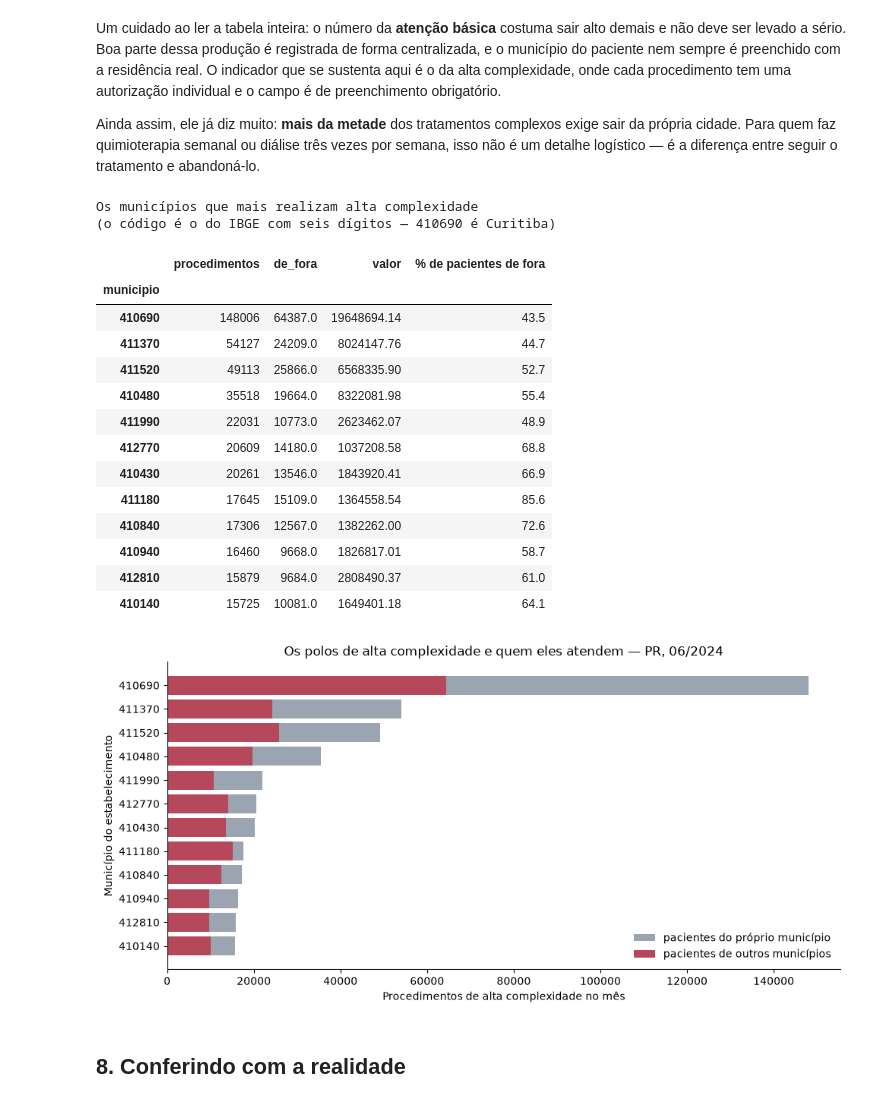
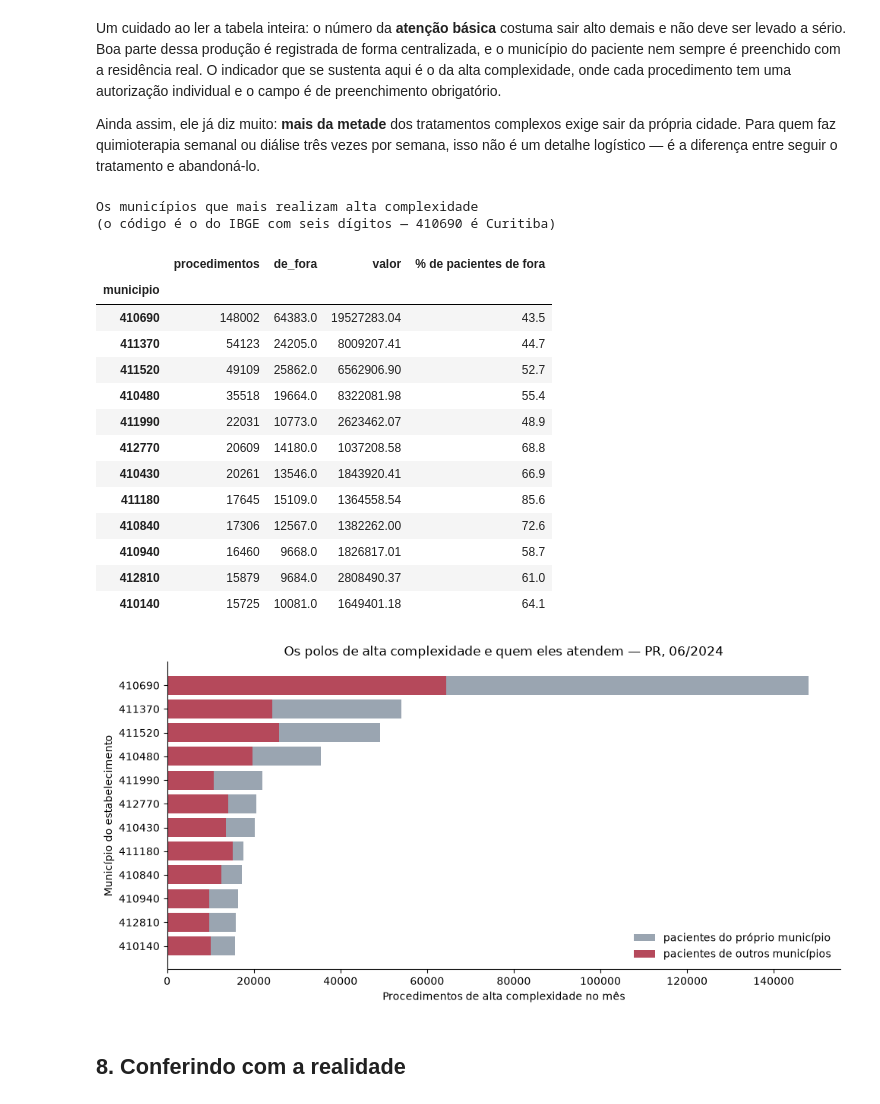
Before and after one commit to cartaproale/PySusNoCode-Exemplos, a Jupyter notebook: SIA/alta-complexidade-oncologia-e-dialise.ipynb, the cells around one changed output. Cells and saved outputs as stored; diff of their text form; code cells hidden in the pictures.

```diff
--- a/SIA/alta-complexidade-oncologia-e-dialise.ipynb
+++ b/SIA/alta-complexidade-oncologia-e-dialise.ipynb
@@ -467,37 +520,38 @@ polos = con.execute(f"""
            sum(TRY_CAST(PA_VALAPR AS DOUBLE)) AS valor
     FROM read_parquet('{principal}')
     WHERE PA_NIVCPL = '3' AND length(PA_MUNPCN) = 6
+      AND PA_MUNPCN <> '999999'   -- residência ignorada não é 'de fora'
     GROUP BY 1 ORDER BY procedimentos DESC LIMIT 12
 """).df().set_index("municipio")
 polos["% de pacientes de fora"] = (
     polos["de_fora"] / polos["procedimentos"] * 100).round(1)
 
 print("Os municípios que mais realizam alta complexidade")
 print("(o código é o do IBGE com seis dígitos — 410690 é Curitiba)\n")
 display(polos)
 
 figura, eixo = plt.subplots(figsize=(10, 5))
 ordenado = polos.sort_values("procedimentos")
 eixo.barh(ordenado.index.astype(str), ordenado["procedimentos"], color="#9aa5b1",
           label="pacientes do próprio município")
 eixo.barh(ordenado.index.astype(str), ordenado["de_fora"], color="#b5495b",
           label="pacientes de outros municípios")
 eixo.set_xlabel("Procedimentos de alta complexidade no mês")
 eixo.set_ylabel("Município do estabelecimento")
 eixo.set_title(f"Os polos de alta complexidade e quem eles atendem — {UF}, {MES:02d}/{ANO}",
                fontsize=12)
 eixo.legend(frameon=False)
 eixo.spines[["top", "right"]].set_visible(False)
 plt.tight_layout()
 plt.show()
 # %% [output]
 Os municípios que mais realizam alta complexidade
 (o código é o do IBGE com seis dígitos — 410690 é Curitiba)
 |  | procedimentos | de_fora | valor | % de pacientes de fora |
 | municipio |  |  |  |  |
-| 410690 | 148006 | 64387.0 | 19648694.14 | 43.5 |
-| 411370 | 54127 | 24209.0 | 8024147.76 | 44.7 |
-| 411520 | 49113 | 25866.0 | 6568335.90 | 52.7 |
+| 410690 | 148002 | 64383.0 | 19527283.04 | 43.5 |
+| 411370 | 54123 | 24205.0 | 8009207.41 | 44.7 |
+| 411520 | 49109 | 25862.0 | 6562906.90 | 52.7 |
 | 410480 | 35518 | 19664.0 | 8322081.98 | 55.4 |
 | 411990 | 22031 | 10773.0 | 2623462.07 | 48.9 |
 | 412770 | 20609 | 14180.0 | 1037208.58 | 68.8 |
```
Also changed, not shown: parts of 4 cells of this notebook, 2 other files.
